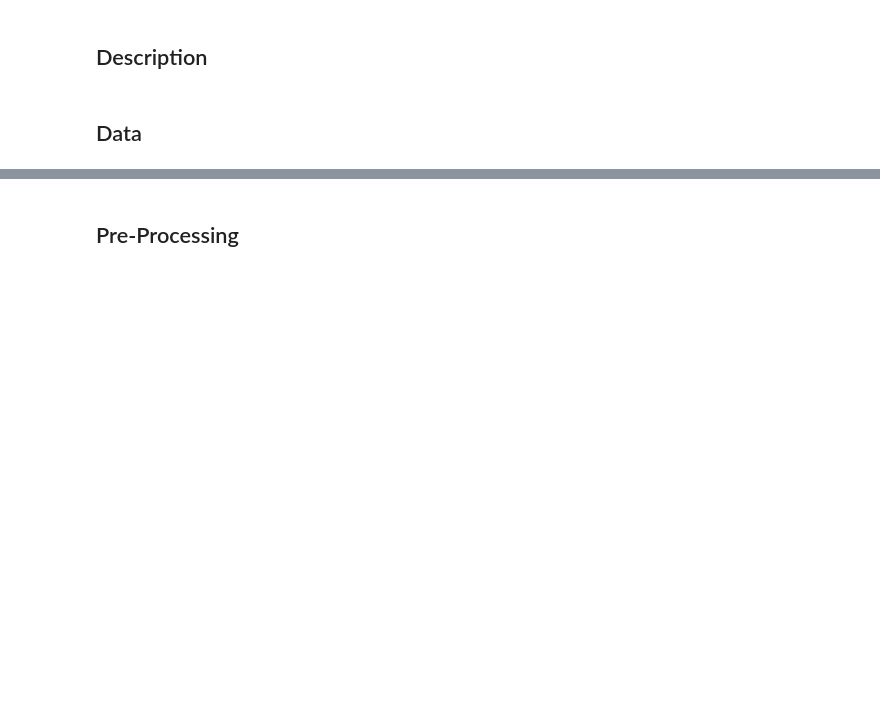
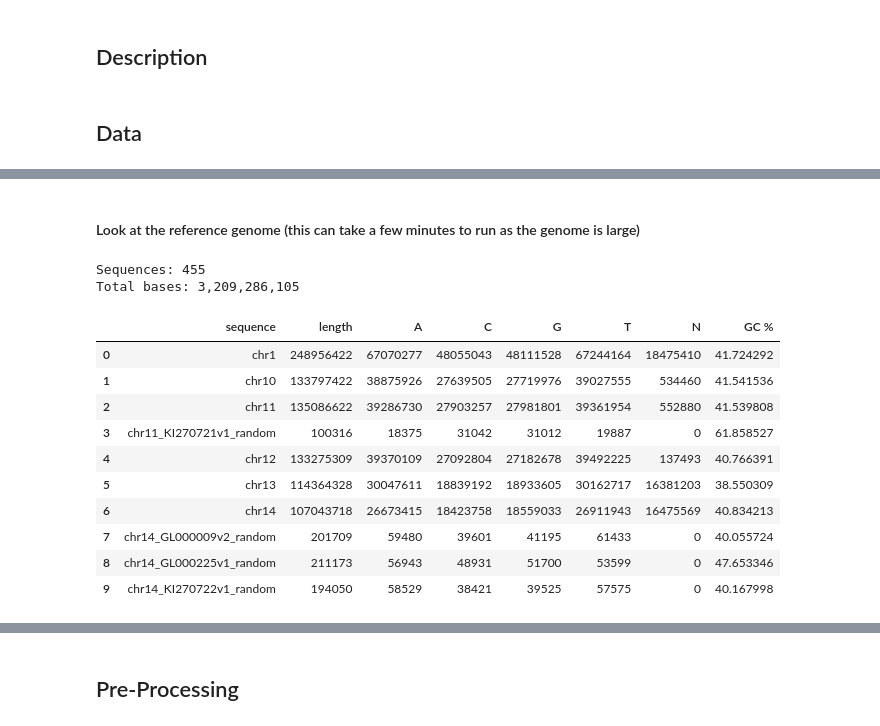
Before and after one commit to marcusrowe222/Deep-Learning-Final-Team-2, a Jupyter notebook: Deep_Learning_Final.ipynb, the cells around one changed output, grey strips where cells are left out. Cells and saved outputs as stored; diff of their text form; code cells hidden in the pictures; blank space fills up the shorter version.

```diff
--- a/Deep_Learning_Final.ipynb
+++ b/Deep_Learning_Final.ipynb
@@ -24,0 +52,50 @@ with gzip.open(data_dir / "hg38.fa.gz", "rt") as genome:
+# %% [markdown]
+#### Look at the reference genome (this can take a few minutes to run as the genome is large)
+# %%
+import gzip
+import pandas as pd
+
+records = []
+current = None
+
+with gzip.open(f"{data_dir}/hg38.fa.gz", "rt") as genome:
+    for line in genome:
+        if line.startswith(">"):
+            if current is not None:
+                records.append(current)
+
+            current = {
+                "sequence": line[1:].split()[0],
+                "length": 0,
+                "A": 0, "C": 0, "G": 0, "T": 0, "N": 0,
+            }
+        else:
+            bases = line.strip().upper()
+            current["length"] += len(bases)
+            for base in "ACGTN":
+                current[base] += bases.count(base)
+
+if current is not None:
+    records.append(current)
+
+summary = pd.DataFrame(records)
+known = summary["A"] + summary["C"] + summary["G"] + summary["T"]
+summary["GC %"] = 100 * (summary["G"] + summary["C"]) / known.where(known > 0)
+
+print(f"Sequences: {len(summary)}")
+print(f"Total bases: {summary['length'].sum():,}")
+display(summary.head(10))
+# %% [output]
+Sequences: 455
+Total bases: 3,209,286,105
+|  | sequence | length | A | C | G | T | N | GC % |
+| 0 | chr1 | 248956422 | 67070277 | 48055043 | 48111528 | 67244164 | 18475410 | 41.724292 |
+| 1 | chr10 | 133797422 | 38875926 | 27639505 | 27719976 | 39027555 | 534460 | 41.541536 |
+| 2 | chr11 | 135086622 | 39286730 | 27903257 | 27981801 | 39361954 | 552880 | 41.539808 |
+| 3 | chr11_KI270721v1_random | 100316 | 18375 | 31042 | 31012 | 19887 | 0 | 61.858527 |
+| 4 | chr12 | 133275309 | 39370109 | 27092804 | 27182678 | 39492225 | 137493 | 40.766391 |
+| 5 | chr13 | 114364328 | 30047611 | 18839192 | 18933605 | 30162717 | 16381203 | 38.550309 |
+| 6 | chr14 | 107043718 | 26673415 | 18423758 | 18559033 | 26911943 | 16475569 | 40.834213 |
+| 7 | chr14_GL000009v2_random | 201709 | 59480 | 39601 | 41195 | 61433 | 0 | 40.055724 |
+| 8 | chr14_GL000225v1_random | 211173 | 56943 | 48931 | 51700 | 53599 | 0 | 47.653346 |
+| 9 | chr14_KI270722v1_random | 194050 | 58529 | 38421 | 39525 | 57575 | 0 | 40.167998 |
```
Also changed, not shown: parts of 7 cells of this notebook, 2 other files.
